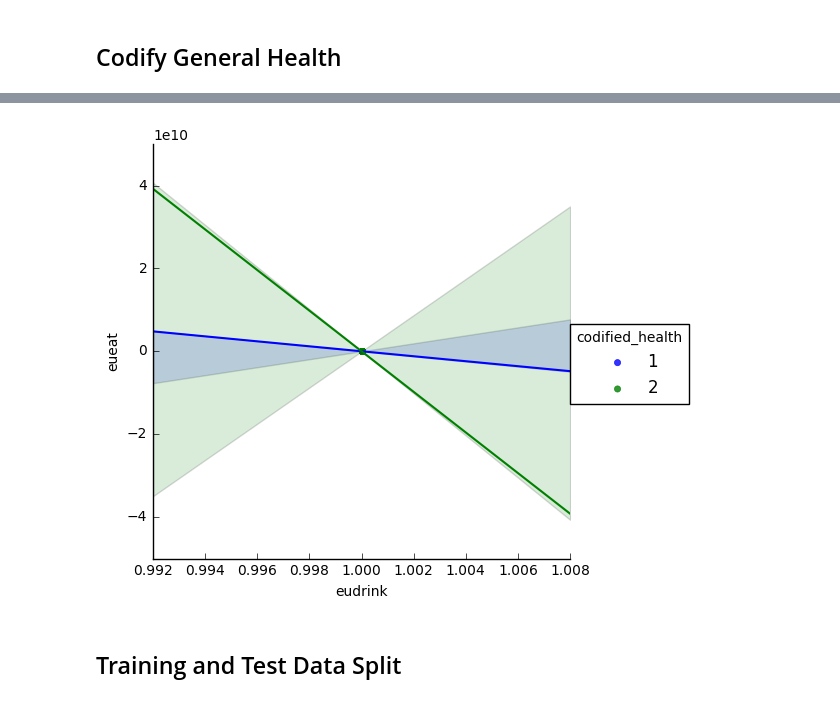
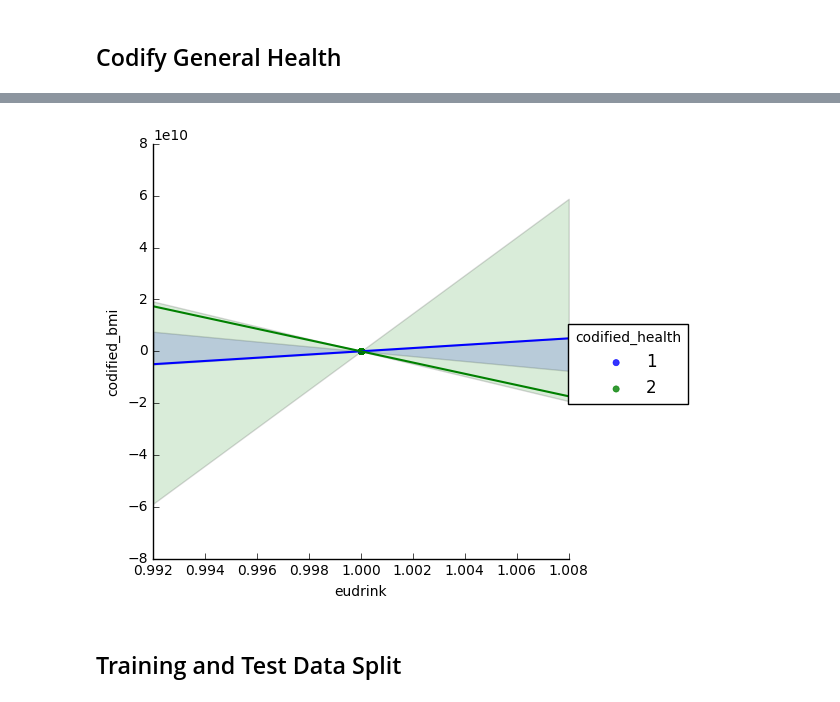
Before and after one commit to kushal-gbk/food-health-data-mining, a Jupyter notebook: FinalNotebook.ipynb, the cells around one changed output, grey strips where cells are left out. Saved outputs shown, nothing was run; the diff lists cells and outputs as text; code cells hidden in the pictures.

```diff
--- a/FinalNotebook.ipynb
+++ b/FinalNotebook.ipynb
@@ -55,3 +57,13 @@ df_revised.head()
+# %%
+def codify_bmi(x):
+    if(x < 18.5):
+        return 1
+    elif(x < 25):
+        return 2
+    else:
+        return 3
+# %%
+df_revised['codified_bmi'] = df_revised['erbmi'].apply(codify_bmi)
 # %% [markdown]
 ## Codify General Health
 # %%
@@ -84,9 +88,9 @@ df_revised.groupby('eugenhth').count()
 # %%
 #sb.pairplot(df_revised[['eudietsoda','eumilk','codified_health']], hue='codified_health')
-sb.lmplot(x='eudrink', y='eueat', data=df_revised,hue='codified_health')
+sb.lmplot(x='eudrink', y='codified_bmi', data=df_revised,hue='codified_health')
 plt.show()
 # %% [output]
-[figure, old version]
+[figure, new version]
 # %% [markdown]
 ## Training and Test Data Split
 # %%
```
Also changed, not shown: parts of 19 cells of this notebook.
